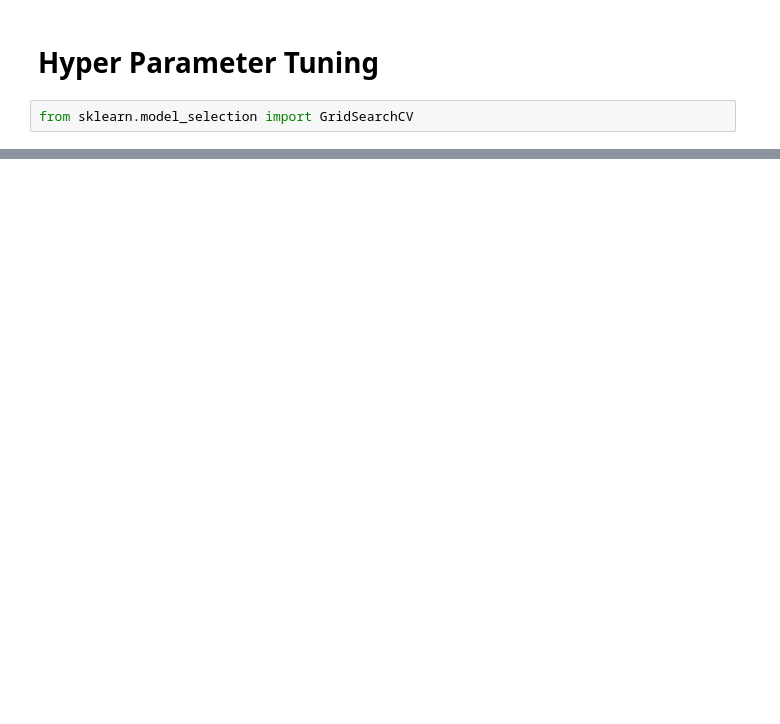
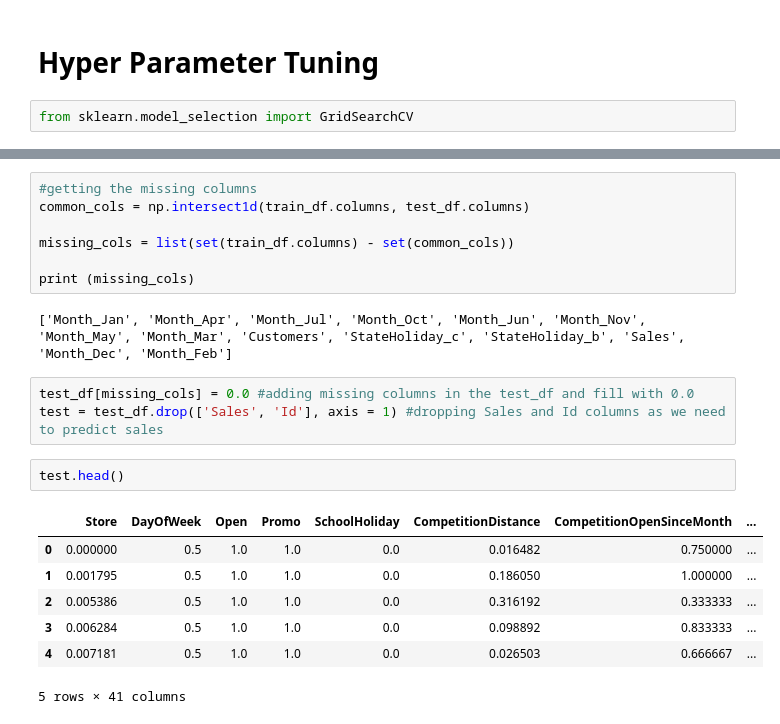
Before and after one commit to Prinkesh39/Rossman_Sales_Forecast, a Jupyter notebook: rossman-store-sales-prediction.ipynb, the cells around one changed output, grey strips where cells are left out. Cells and saved outputs as stored; diff of their text form; blank space fills up the shorter version.

```diff
--- a/rossman-store-sales-prediction.ipynb
+++ b/rossman-store-sales-prediction.ipynb
@@ -471,0 +537,22 @@ Root Mean Square score:  0.011247815358826938
+# %%
+#getting the missing columns
+common_cols = np.intersect1d(train_df.columns, test_df.columns)
+
+missing_cols = list(set(train_df.columns) - set(common_cols))
+
+print (missing_cols)
+# %% [output]
+['Month_Jan', 'Month_Apr', 'Month_Jul', 'Month_Oct', 'Month_Jun', 'Month_Nov', 'Month_May', 'Month_Mar', 'Customers', 'StateHoliday_c', 'StateHoliday_b', 'Sales', 'Month_Dec', 'Month_Feb']
+# %%
+test_df[missing_cols] = 0.0 #adding missing columns in the test_df and fill with 0.0
+test = test_df.drop(['Sales', 'Id'], axis = 1) #dropping Sales and Id columns as we need to predict sales
+# %%
+test.head()
+# %% [output]
+|  | Store | DayOfWeek | Open | Promo | SchoolHoliday | CompetitionDistance | CompetitionOpenSinceMonth | ... |
+| 0 | 0.000000 | 0.5 | 1.0 | 1.0 | 0.0 | 0.016482 | 0.750000 | ... |
+| 1 | 0.001795 | 0.5 | 1.0 | 1.0 | 0.0 | 0.186050 | 1.000000 | ... |
+| 2 | 0.005386 | 0.5 | 1.0 | 1.0 | 0.0 | 0.316192 | 0.333333 | ... |
+| 3 | 0.006284 | 0.5 | 1.0 | 1.0 | 0.0 | 0.098892 | 0.833333 | ... |
+| 4 | 0.007181 | 0.5 | 1.0 | 1.0 | 0.0 | 0.026503 | 0.666667 | ... |
+5 rows × 41 columns
```
Also changed, not shown: parts of 33 cells of this notebook.
